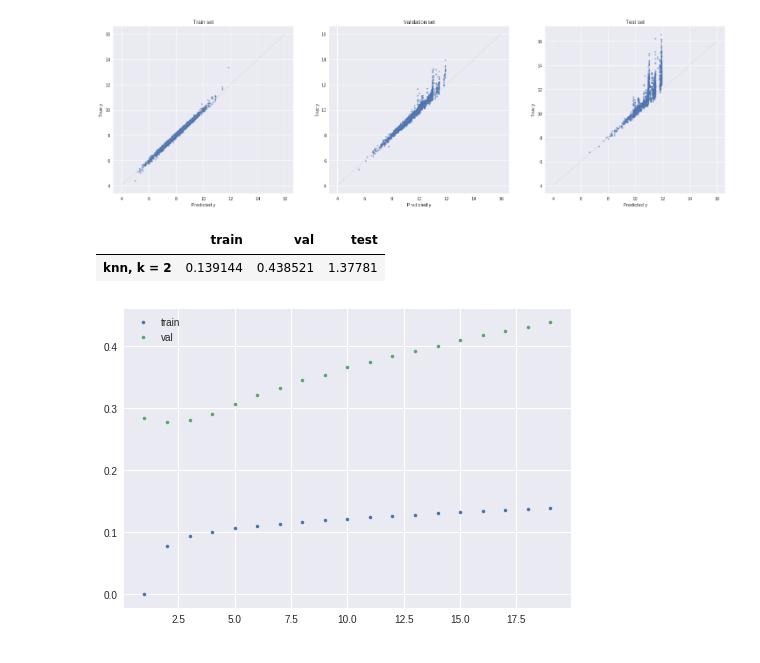
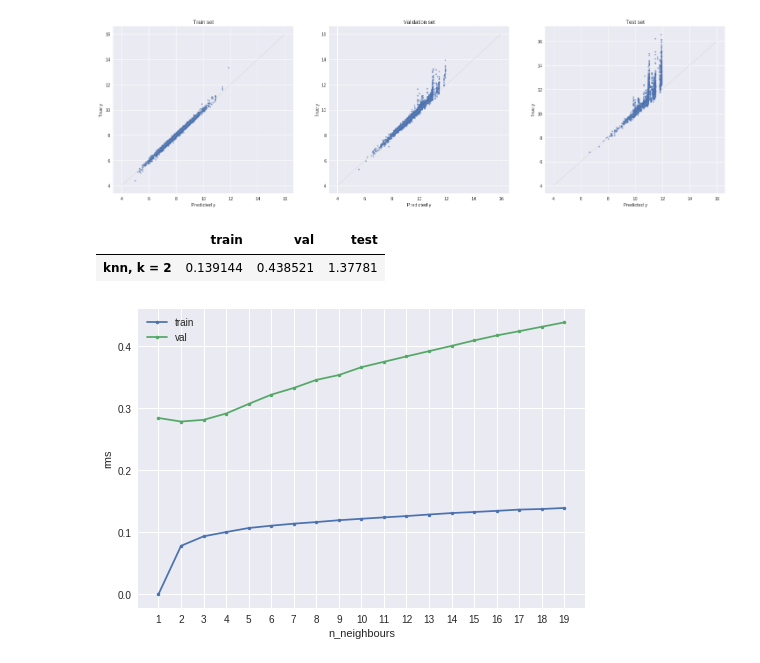
Before and after one commit to aunz/ds, a Jupyter notebook: Modelling_interaction.ipynb, the cells around one changed output. Cells and saved outputs as stored; diff of their text form; code cells hidden in the pictures.

```diff
--- a/Modelling_interaction.ipynb
+++ b/Modelling_interaction.ipynb
@@ -116,5 +118,5 @@ coef: [7.01848067 9.00683918]
 # %%
-# when we allow intereaction
+# when we allow interaction
 
 reg = LinearRegression()
 reg.fit(np.column_stack([X_train, X_train[:,0] * X_train[:, 1]]), y_train) # add another column (feature) composed of x1 * x2
@@ -129,6 +131,6 @@ s2 = score(reg.predict(np.column_stack([X_val, X_val[:,0] * X_val[:, 1]])), y_va
 plt.subplot(1, 3, 3)
 s3 = score(reg.predict(np.column_stack([X_test, X_test[:,0] * X_test[:, 1]])), y_test)
 
-scores.loc['linear regression with intereaction',:] = [s1, s2, s3]
+scores.loc['linear regression with interaction',:] = [s1, s2, s3]
 scores.iloc[[-1]]
 # %% [output]
@@ -140,7 +150,7 @@ coef: [3.00931949 5.01960111 7.99446344]
 # %%
-from sklearn import svm
+from sklearn.svm import SVR
 
-reg = svm.SVR()
+reg = SVR()
 reg.fit(X_train, y_train)
 
 plt.figure(figsize=(25, 7))
@@ -200,27 +288,30 @@ scores.iloc[[-1]]
 # %%
 # tuning for k
 
 score_train = []
 score_val = []
 
 for i in range(1, 20):
     reg = KNeighborsRegressor(i)
     reg.fit(X_train, y_train)
     score_train.append(score(reg.predict(X_train), y_train, plot=False))
     score_val.append(score(reg.predict(X_val), y_val, plot=False))
 
-plt.plot(range(1, 20), score_train, '.', label='train')
-plt.plot(range(1, 20), score_val, '.', label='val')
+plt.plot(range(1, 20), score_train, '.-', label='train')
+plt.plot(range(1, 20), score_val, '.-', label='val')
+plt.xlabel('n_neighbours')
+plt.ylabel('rms')
+plt.xticks(range(1, 20))
 plt.legend();
 
 # k = 2 seems the best
 scores.loc['knn, k = 2',:] = [
     score(reg.predict(X_train), y_train, 'Train set', plot=False),
     score(reg.predict(X_val), y_val, 'Train set', plot=False),
     score(reg.predict(X_test), y_test, 'Train set', plot=False)
 ]
 scores.iloc[[-1]]
 # %% [output]
 |  | train | val | test |
 | knn, k = 2 | 0.139144 | 0.438521 | 1.37781 |
-[figure, old version]
+[figure, new version]
```
Also changed, not shown: parts of 42 cells of this notebook.
